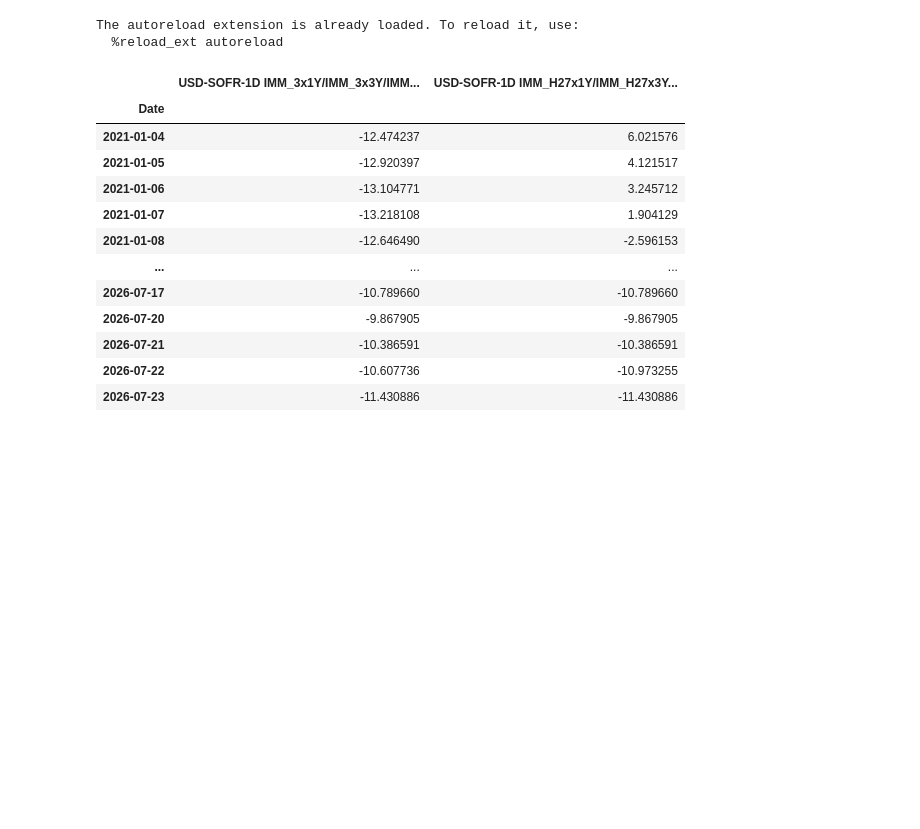
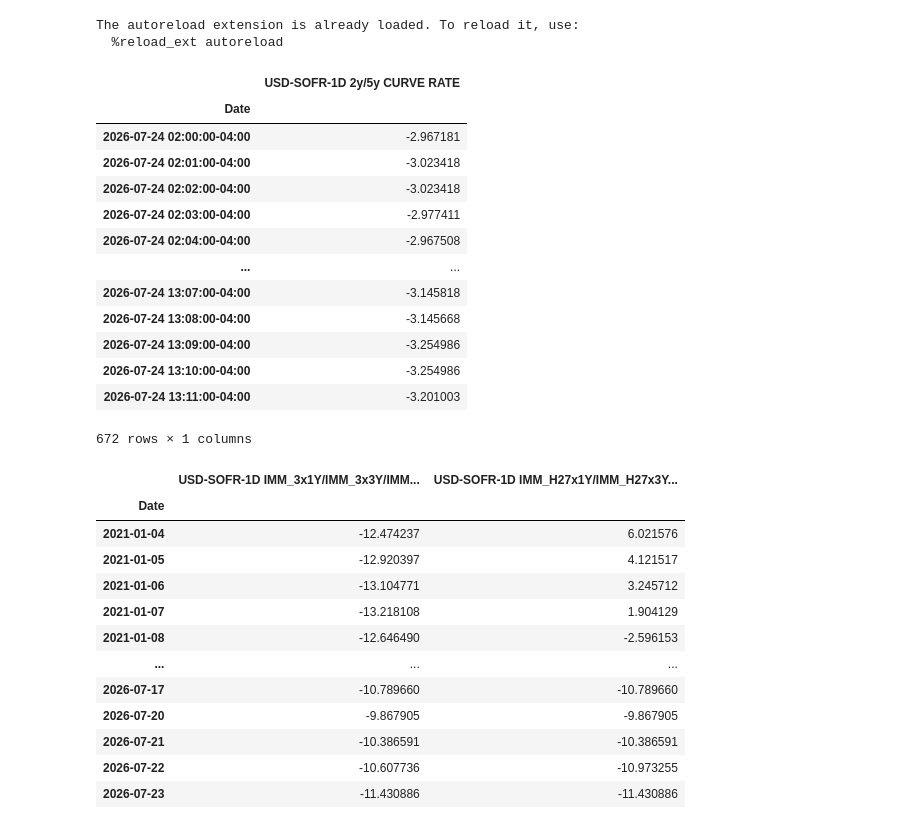
Before and after one commit to yieldcurvemonkey/ARBS, a Jupyter notebook: notebooks/timeseries/eod_linear_rates.ipynb, the cells around one changed output. Drawn from its saved outputs; the diff is of its cells as text; code cells hidden in the pictures; blank space fills up the shorter version.

```diff
--- a/notebooks/timeseries/eod_linear_rates.ipynb
+++ b/notebooks/timeseries/eod_linear_rates.ipynb
@@ -53,3 +53,26 @@ from TB.TimeseriesBuilder import TimeseriesBuilder
 curve_mdp = IRSwapsMDP(source="ERIS_EOD_LIVE-RL_BASIC")
 usts_mdp = FixedRateBondsMDP(source="USTS_FEDINVEST_WSJ_LIVE-RL")
 ts_builder = TimeseriesBuilder()
+# %%
+tb = IRSwapsTB(IRSwapsMDP(source="eris_live_intraday"), show_tqdm=True, use_ts_cache=False)
+q  = UnifiedQuery(curve="USD-SOFR-1D", tenor="2y/10y", value=UnifiedValue.IRS_RATE)   # bare curve name
+df = TimeseriesBuilder().get_timeseries(
+		start=NYC_tz.localize(datetime.datetime(2026,7,24,2,0)),
+		end  =NYC_tz.localize(datetime.datetime(2026,7,24,17,00)),
+		queries=[q], freq="1min", n_jobs=8, routers={"IRS": tb}, ignore_cache_miss=True)
+df
+# %% [output]
+|  | USD-SOFR-1D 2y/5y CURVE RATE |
+| Date |  |
+| 2026-07-24 02:00:00-04:00 | -2.967181 |
+| 2026-07-24 02:01:00-04:00 | -3.023418 |
+| 2026-07-24 02:02:00-04:00 | -3.023418 |
+| 2026-07-24 02:03:00-04:00 | -2.977411 |
+| 2026-07-24 02:04:00-04:00 | -2.967508 |
+| ... | ... |
+| 2026-07-24 13:07:00-04:00 | -3.145818 |
+| 2026-07-24 13:08:00-04:00 | -3.145668 |
+| 2026-07-24 13:09:00-04:00 | -3.254986 |
+| 2026-07-24 13:10:00-04:00 | -3.254986 |
+| 2026-07-24 13:11:00-04:00 | -3.201003 |
+672 rows × 1 columns
```
Also changed, not shown: parts of 13 cells of this notebook, 2 other files.
